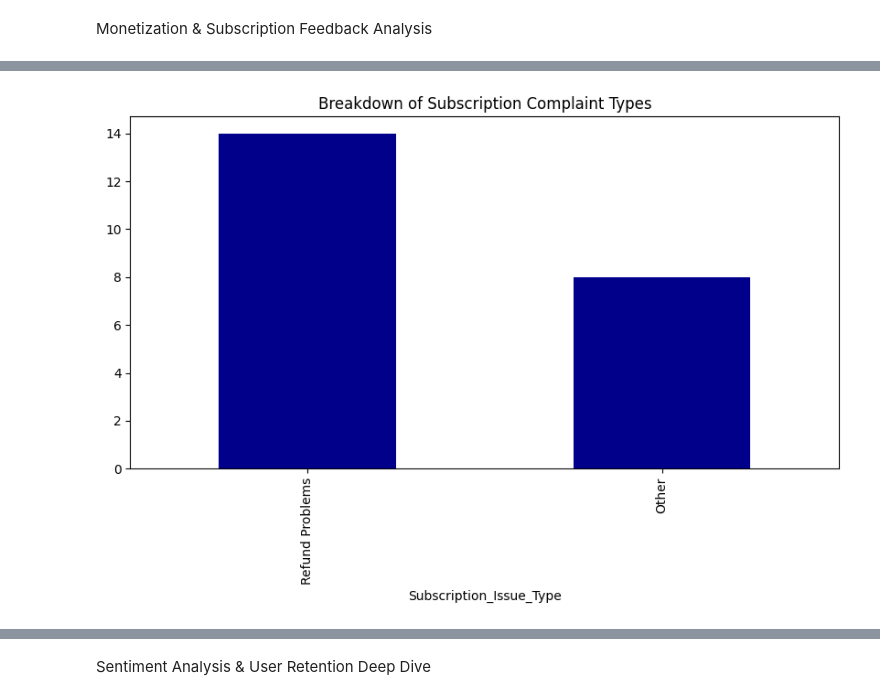
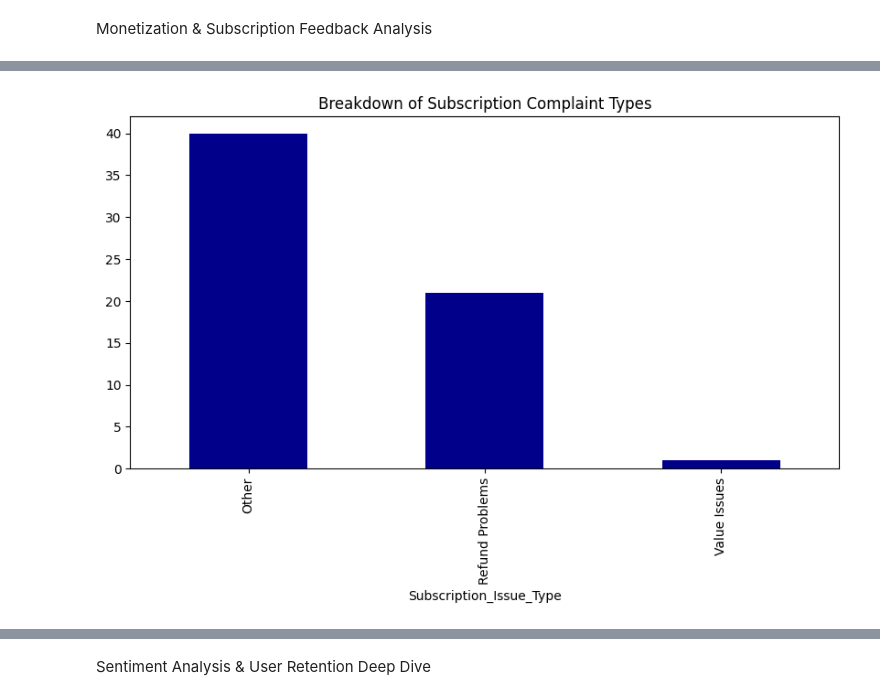
Before and after one commit to omkararade/kult_analytics, a Jupyter notebook: analysis.ipynb, the cells around one changed output, grey strips where cells are left out. Cells and saved outputs as stored; diff of their text form; code cells hidden in the pictures.

```diff
--- a/analysis.ipynb
+++ b/analysis.ipynb
@@ -588,10 +779,10 @@ See the caveats in the documentation: https://pandas.pydata.org/pandas-docs/stab
 Customer Support & Responsiveness Analytics
 # %%
 # Define customer support keywords
-support_keywords = [
-    'support', 'customer service', 'help', 'contact',
-    'response', 'team', 'reply', 'no answer',
-    'ignored', 'no help', 'terrible service'
+support_keywords = ['support','customer service','help','contact','response','team','reply','no answer','ignored','no help',
+    'terrible service','assistance','feedback','ticket','issue','resolution','agent','representative','email','phone','chat',
+    'live chat','forum','documentation','knowledge base','escalate','follow up','wait time','availability','inquiry','problem','complaint',
+    'dissatisfied','unhelpful','ineffective','slow response','lack of support','poor service','account support','technical support','billing support'
 ]
 
 # Flag reviews mentioning support issues
@@ -706,10 +906,10 @@ pd.DataFrame(support_priority).sort_values('Frequency', ascending=False)
 # %%
 # Classify support complaints into categories
 support_categories = {
-    'No Response': ['no reply', 'no answer', 'ignored', 'no help'],
-    'Slow Response': ['slow response', 'took long', 'days to reply'],
-    'Unhelpful': ['not helpful', 'useless', 'did not solve', 'waste of time'],
-    'Rude Staff': ['rude', 'arrogant', 'unprofessional', 'angry']
+    'No Response': ['no reply', 'no answer', 'ignored', 'no help', 'no response', 'never responded', 'no feedback'],
+    'Slow Response': ['slow response', 'took long', 'days to reply', 'delayed response', 'long wait', 'prolonged delay', 'late reply'],
+    'Unhelpful': ['not helpful', 'useless', 'did not solve', 'waste of time', 'ineffective', 'unhelpful', 'did not assist', 'no solution', 'failed to resolve'],
+    'Rude Staff': ['rude', 'arrogant', 'unprofessional', 'angry', 'impolite', 'disrespectful', 'hostile', 'offensive', 'dismissive']
 }
 
 # Tag each support complaint
@@ -813,12 +1025,11 @@ Positive Reply Impact          0.809326           ✅ On Track
 Monetization & Subscription Feedback Analysis
 # %%
 # Define pricing-related keywords
-pricing_keywords = [
-    'expensive', 'overpriced', 'pricey', 'too much',
-    'not worth', 'high price', 'cost too much', 'unfair',
-    'cheaper', 'lower price', 'reduce price', 'price hike'
+pricing_keywords = ['expensive','overpriced','pricey','too much','not worth','high price','cost too much','unfair','cheaper','lower price',
+    'reduce price','price hike','cost','value','affordable','budget','premium','subscription','billing','payment','discount',
+    'sale','refund','charge','fees','rates','economical','reasonable','inaccessible','exorbitant','rip off','free trial',
+    'hidden fees','monthly cost','yearly cost','value for money'
 ]
-
 # Flag pricing complaints
 df['Pricing_Complaint'] = df['Review'].str.contains(
     '|'.join(pricing_keywords),
@@ -872,9 +1077,11 @@ Name: Pricing_Complaint, dtype: float64
 # %%
 # Define subscription/IAP keywords
-subscription_keywords = [
-    'subscription', 'renewal', 'auto-renew', 'cancel',
-    'refund', 'billing', 'charge', 'payment',
-    'iap', 'in-app purchase', 'trial', 'scam'
+subscription_keywords = ['subscription','renewal','auto-renew','cancel','refund','billing','charge','payment','iap','in-app purchase',
+    'trial','scam','unsubscribe','manage subscription','subscription fees','subscription cost','subscription service','membership',
+    'recurring payment','subscription plan','subscription model','subscription options','subscription terms','subscription issues',
+    'subscription problems','subscription error','subscription expired','subscription active','subscription paused','subscription status',
+    'subscription details','subscription access','subscription account','subscription support','subscription help','subscription cancellation',
+    'subscription confirmation','subscription history','subscription information'
 ]
 
 # Flag subscription complaints
@@ -915,29 +1122,29 @@ Name: Subscription_Complaint, dtype: float64
 # %%
 # Extract specific subscription issues
 subscription_issues = {
-    'Auto-Renewal': ['auto-renew', 'unsubscribe', 'hard to cancel'],
-    'Unexpected Charges': ['unexpected charge', 'hidden fee', 'surprise'],
-    'Refund Problems': ['refund', 'money back', 'not refund'],
-    'Value Issues': ['not worth', 'waste of money', 'better free']
+    'Auto-Renewal': ['auto-renew', 'unsubscribe', 'hard to cancel', 'difficult to cancel', 'automatic renewal', 'cancellation problems', 'cannot unsubscribe'],
+    'Unexpected Charges': ['unexpected charge', 'hidden fee', 'surprise charge', 'unauthorized charge', 'extra fees', 'unknown charge', 'incorrect billing'],
+    'Refund Problems': ['refund', 'money back', 'not refund', 'no refund', 'refund denied', 'refund issues', 'refund process', 'refund policy'],
+    'Value Issues': ['not worth', 'waste of money', 'better free', 'overpriced subscription', 'poor value', 'not worth the cost', 'expensive for what it offers']
 }
 
 # Categorize subscription complaints
 def categorize_sub_issue(text):
     text = str(text).lower()
     for category, keywords in subscription_issues.items():
         if any(keyword in text for keyword in keywords):
             return category
     return 'Other'
 
 df['Subscription_Issue_Type'] = df[df['Subscription_Complaint']]['Review'].apply(categorize_sub_issue)
 
 # Plot issue distribution
 plt.figure(figsize=(10, 5))
 df['Subscription_Issue_Type'].value_counts().plot(kind='bar', color='darkblue')
 plt.title("Breakdown of Subscription Complaint Types")
 plt.show()
 # %% [output]
-[figure, old version]
+[figure, new version]
 # %%
 df.columns
 # %% [output]
```
Also changed, not shown: parts of 49 cells of this notebook, 5 other files.
